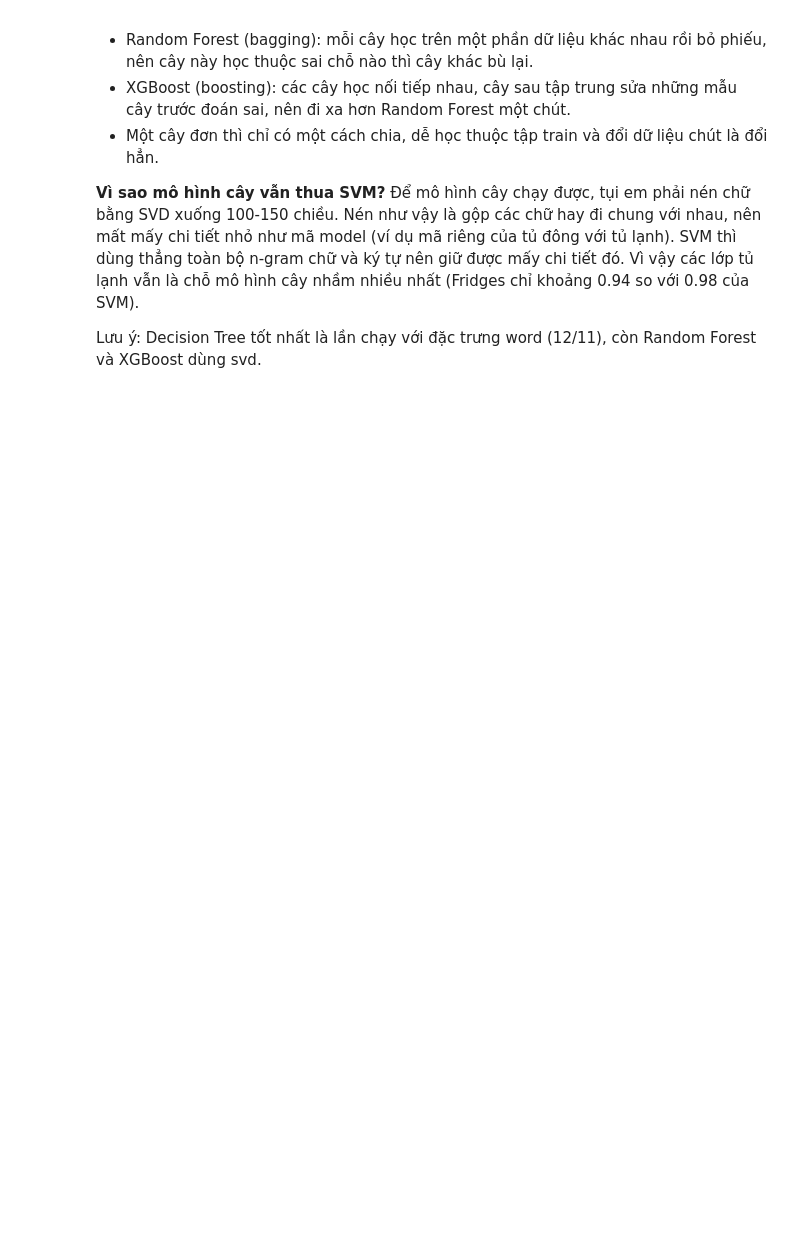
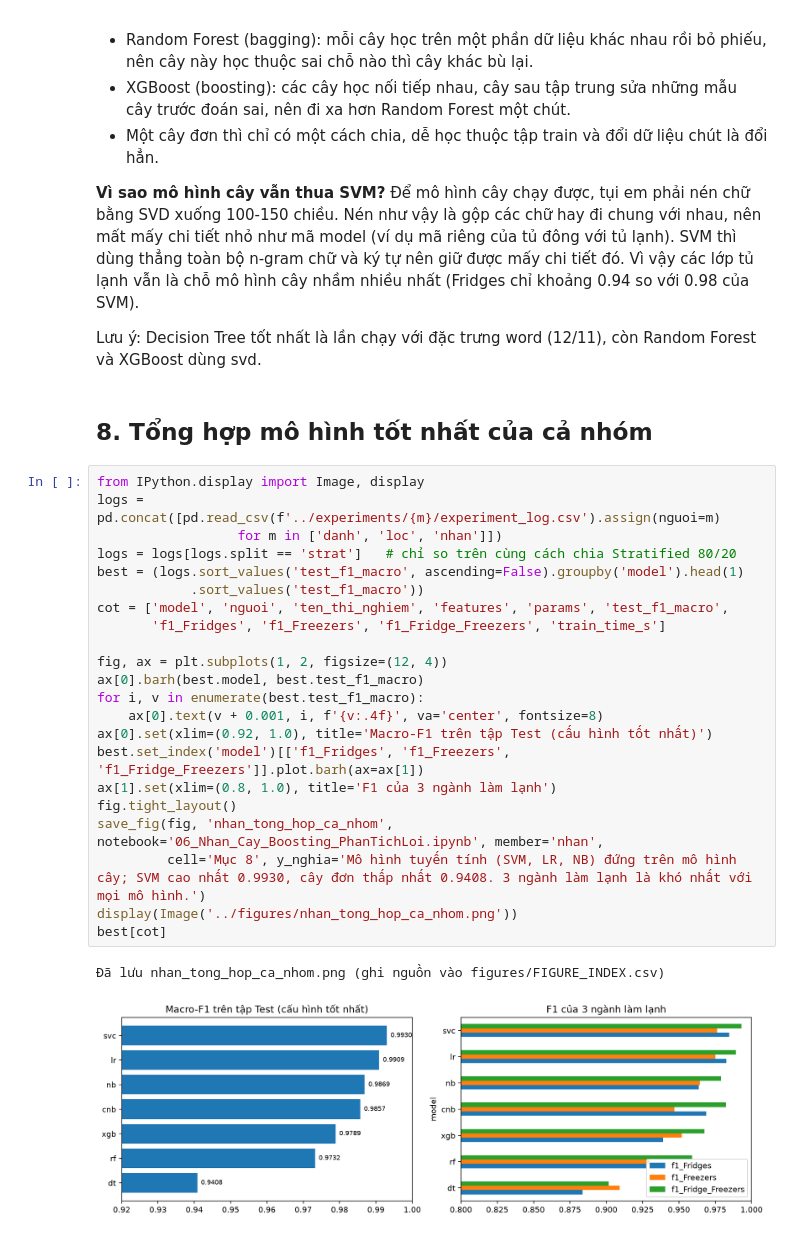
Before and after one commit to Huynh-Quoc-Danh/mayhoc, a Jupyter notebook: DoAnCuoiKy/notebooks/06_Nhan_Cay_Boosting_PhanTichLoi.ipynb, the cells around one changed output. Cells and saved outputs as stored; diff of their text form; blank space fills up the shorter version.

Commit message:
DoAnCuoiKy/ exp(nhan): 15/11 XGBoost 400 cay F1=0.9789, CV 0.9754 +- 0.0015 (thua SVM 0.9909); muc 8 tong hop 7 mo hinh ca nhom

```diff
--- a/DoAnCuoiKy/notebooks/06_Nhan_Cay_Boosting_PhanTichLoi.ipynb
+++ b/DoAnCuoiKy/notebooks/06_Nhan_Cay_Boosting_PhanTichLoi.ipynb
@@ -187,3 +187,30 @@ Cây sâu hơn thì tốt hơn (depth 3 thấp hẳn). lr 0.05 học chậm quá
 Để mô hình cây chạy được, tụi em phải nén chữ bằng SVD xuống 100-150 chiều. Nén như vậy là gộp các chữ hay đi chung với nhau, nên mất mấy chi tiết nhỏ như mã model (ví dụ mã riêng của tủ đông với tủ lạnh). SVM thì dùng thẳng toàn bộ n-gram chữ và ký tự nên giữ được mấy chi tiết đó. Vì vậy các lớp tủ lạnh vẫn là chỗ mô hình cây nhầm nhiều nhất (Fridges chỉ khoảng 0.94 so với 0.98 của SVM).
 
 Lưu ý: Decision Tree tốt nhất là lần chạy với đặc trưng word (12/11), còn Random Forest và XGBoost dùng svd.
+# %% [markdown]
+## 8. Tổng hợp mô hình tốt nhất của cả nhóm
+# %%
+from IPython.display import Image, display
+logs = pd.concat([pd.read_csv(f'../experiments/{m}/experiment_log.csv').assign(nguoi=m)
+                  for m in ['danh', 'loc', 'nhan']])
+logs = logs[logs.split == 'strat']   # chỉ so trên cùng cách chia Stratified 80/20
+best = (logs.sort_values('test_f1_macro', ascending=False).groupby('model').head(1)
+            .sort_values('test_f1_macro'))
+cot = ['model', 'nguoi', 'ten_thi_nghiem', 'features', 'params', 'test_f1_macro',
+       'f1_Fridges', 'f1_Freezers', 'f1_Fridge_Freezers', 'train_time_s']
+
+fig, ax = plt.subplots(1, 2, figsize=(12, 4))
+ax[0].barh(best.model, best.test_f1_macro)
+for i, v in enumerate(best.test_f1_macro):
+    ax[0].text(v + 0.001, i, f'{v:.4f}', va='center', fontsize=8)
+ax[0].set(xlim=(0.92, 1.0), title='Macro-F1 trên tập Test (cấu hình tốt nhất)')
+best.set_index('model')[['f1_Fridges', 'f1_Freezers', 'f1_Fridge_Freezers']].plot.barh(ax=ax[1])
+ax[1].set(xlim=(0.8, 1.0), title='F1 của 3 ngành làm lạnh')
+fig.tight_layout()
+save_fig(fig, 'nhan_tong_hop_ca_nhom', notebook='06_Nhan_Cay_Boosting_PhanTichLoi.ipynb', member='nhan',
+         cell='Mục 8', y_nghia='Mô hình tuyến tính (SVM, LR, NB) đứng trên mô hình cây; SVM cao nhất 0.9930, cây đơn thấp nhất 0.9408. 3 ngành làm lạnh là khó nhất với mọi mô hình.')
+display(Image('../figures/nhan_tong_hop_ca_nhom.png'))
+best[cot]
+# %% [output]
+Đã lưu nhan_tong_hop_ca_nhom.png (ghi nguồn vào figures/FIGURE_INDEX.csv)
+[figure, added]
```
Also changed, not shown: parts of 2 cells of this notebook, 8 other files.
